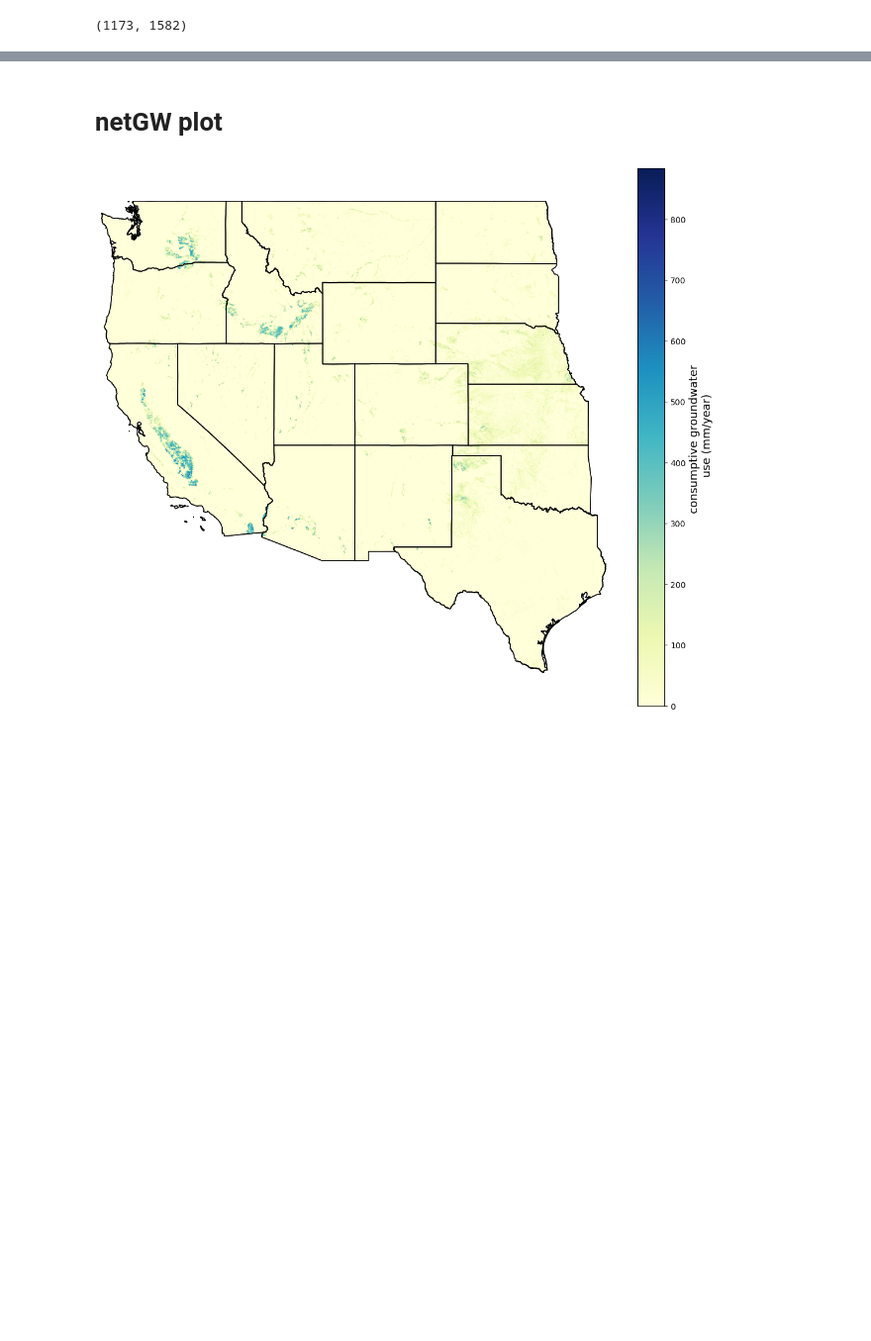
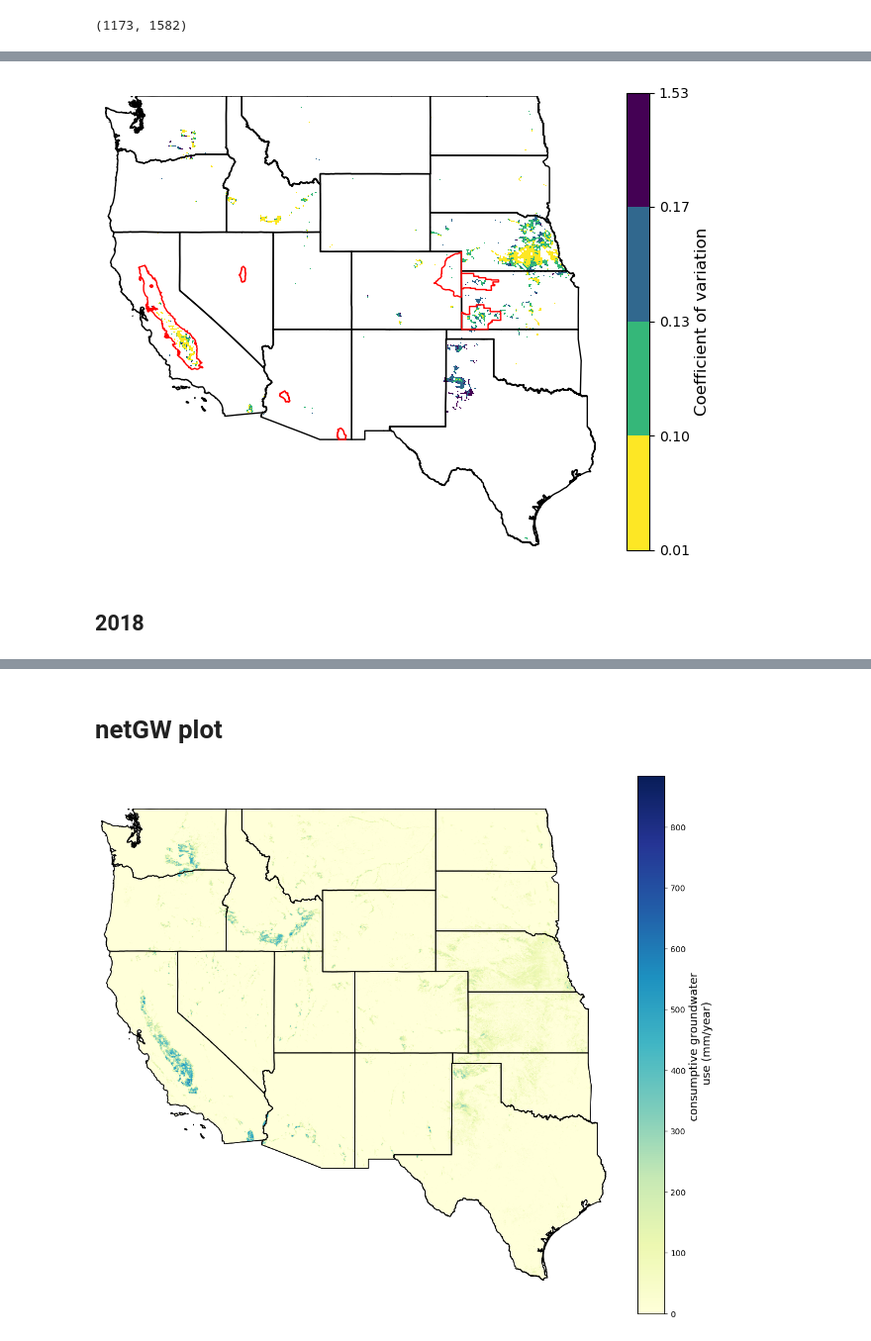
Before and after one commit to mdfahimhasan/WestUS_Peff, a Jupyter notebook: Codes/results_analysis/openET_coef_var_plot.ipynb, the cells around one changed output, grey strips where cells are left out. Shown: that part at 99% size. Drawn from its saved outputs; the diff is of its cells as text; code cells hidden in the pictures; blank space fills up the shorter version.

```diff
--- a/Codes/results_analysis/openET_coef_var_plot.ipynb
+++ b/Codes/results_analysis/openET_coef_var_plot.ipynb
@@ -103,0 +65,47 @@ fig.savefig('./plots/openET_coef_var_2016.png', dpi=300)
+# %%
+# paths
+openET_coef_var = '../../Data_main/Raster_data/OpenET_stdv_mean/OpenET_coef_var_2017.tif'
+
+# reading data
+westUS = gpd.read_file(WestUS_shapefile)
+BOI = gpd.read_file(all_BOI)
+openET_coef_var_data = rio.open(openET_coef_var)
+
+# applying nan mask
+openET_coef_var_arr = openET_coef_var_data.read(1)
+openET_coef_var_arr[openET_coef_var_arr == -9999] = np.nan
+
+# reshaping data for plotting
+openET_coef_var_arr = openET_coef_var_arr.reshape(shape)
+# %%
+# Calculate the quartiles for standard deviation and mean data
+coef_var_quartiles = np.nanpercentile(openET_coef_var_arr.flatten(), [25, 50, 75])
+
+# Define boundaries for the quartiles, include min and max for completeness
+coef_var_boundaries = [np.nanmin(openET_coef_var_arr), *coef_var_quartiles, np.nanmax(openET_coef_var_arr)]
+
+# Create BoundaryNorm objects for standard deviation and mean
+coef_var_boundaries = [round(i, 2) for i in coef_var_boundaries]
+coef_var_norm = BoundaryNorm(coef_var_boundaries, ncolors=256, clip=False)
+
+# reshaping data for plotting
+openET_coef_var_arr = openET_coef_var_arr.reshape(shape)
+# %%
+# Set up the figure and axes
+fig, ax = plt.subplots(figsize=(8, 6))
+
+# Plotting the mean with quartile color ramp
+mean_image = ax.imshow(openET_coef_var_arr, cmap='viridis_r', norm=coef_var_norm, extent=rio.plot.plotting_extent(openET_coef_var_data))
+cbar = fig.colorbar(plt.cm.ScalarMappable(norm=coef_var_norm, cmap='viridis_r'), ax=ax, orientation='vertical')
+cbar.set_label('Coefficient of variation', fontsize=12)
+cbar.ax.tick_params(labelsize=10)
+westUS.plot(ax=ax, facecolor='none', edgecolor='black', linewidth=1)
+BOI.plot(ax=ax, facecolor='none', edgecolor='red', linewidth=1)
+
+ax.set_axis_off()
+
+fig.savefig('./plots/openET_coef_var_2017.png', dpi=300)
+# %% [output]
+[figure, added]
+# %% [markdown]
+## 2018
```
Also changed, not shown: parts of 12 cells of this notebook, 2 other files.
